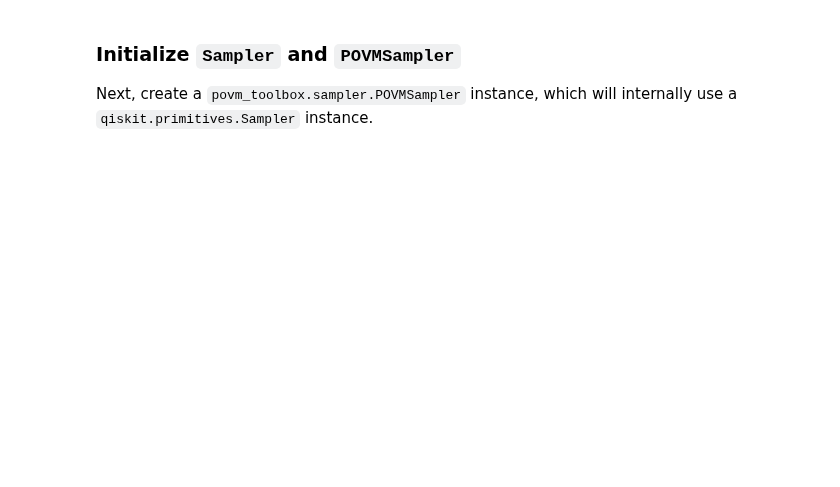
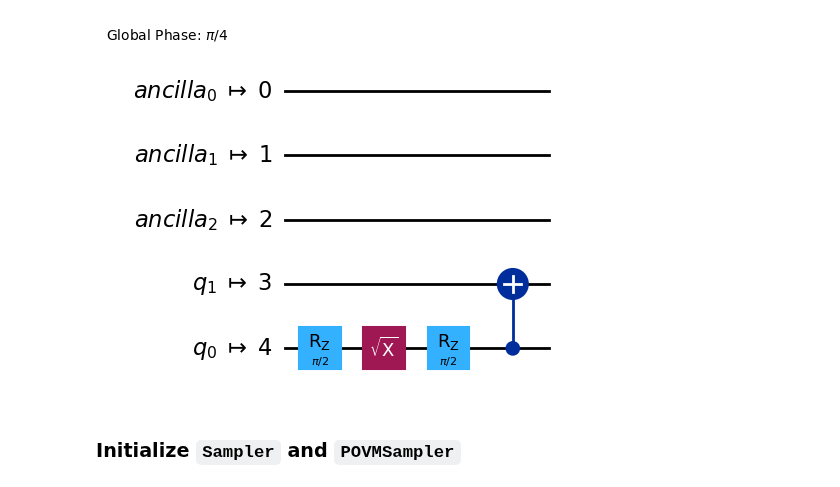
Before and after one commit to qiskit-community/povm-toolbox, a Jupyter notebook: docs/how_tos/layout.ipynb, the cells around one changed output. Cells and saved outputs as stored; diff of their text form; code cells hidden in the pictures; blank space fills up the shorter version.

```diff
--- a/docs/how_tos/layout.ipynb
+++ b/docs/how_tos/layout.ipynb
@@ -27,3 +24,12 @@ qc.draw("mpl", style="iqp")
-# %% [markdown]
-### Initialize `Sampler` and `POVMSampler`
-Next, create a `povm_toolbox.sampler.POVMSampler` instance, which will internally use a `qiskit.primitives.Sampler` instance.
+# %%
+from qiskit.transpiler.preset_passmanagers import generate_preset_pass_manager
+from qiskit_ibm_runtime.fake_provider import FakeManilaV2
+
+backend = FakeManilaV2()
+pm = generate_preset_pass_manager(optimization_level=2, backend=backend)
+
+# Transpile the circuit to an "Instruction Set Architecture" (ISA) circuit
+qc_isa = pm.run(qc)
+qc_isa.draw("mpl", style="iqp")
+# %% [output]
+[figure, added]
@@ -29,0 +40,2 @@ Next, create a `povm_toolbox.sampler.POVMSampler` instance, which will internall
+# %% [markdown]
+### Initialize `Sampler` and `POVMSampler`
```
Also changed, not shown: parts of 46 cells of this notebook, 2 other files.
